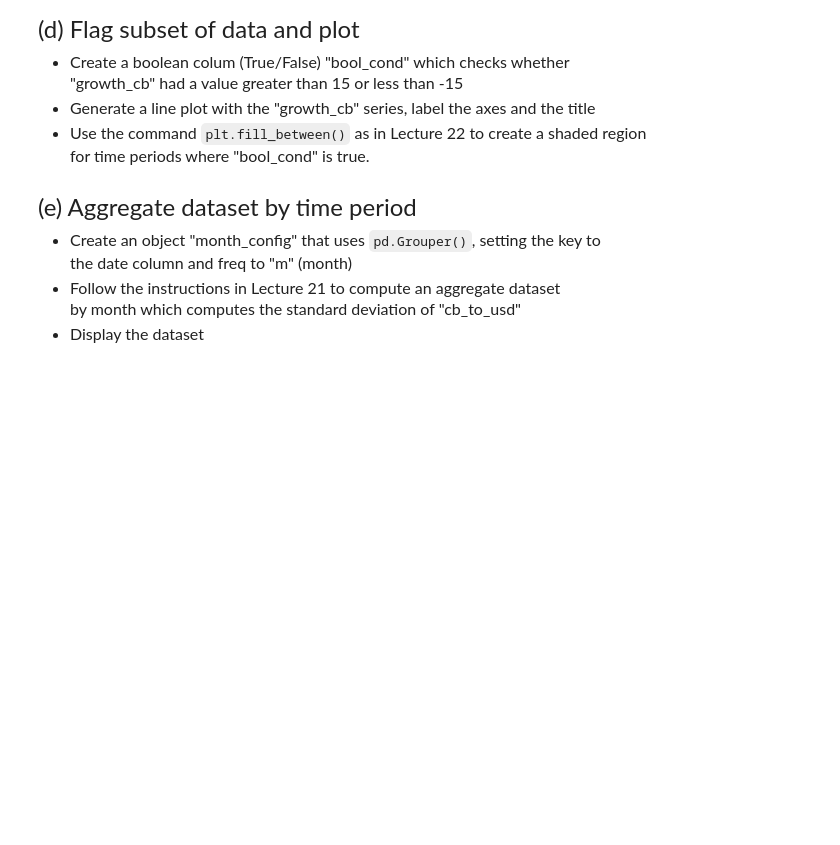
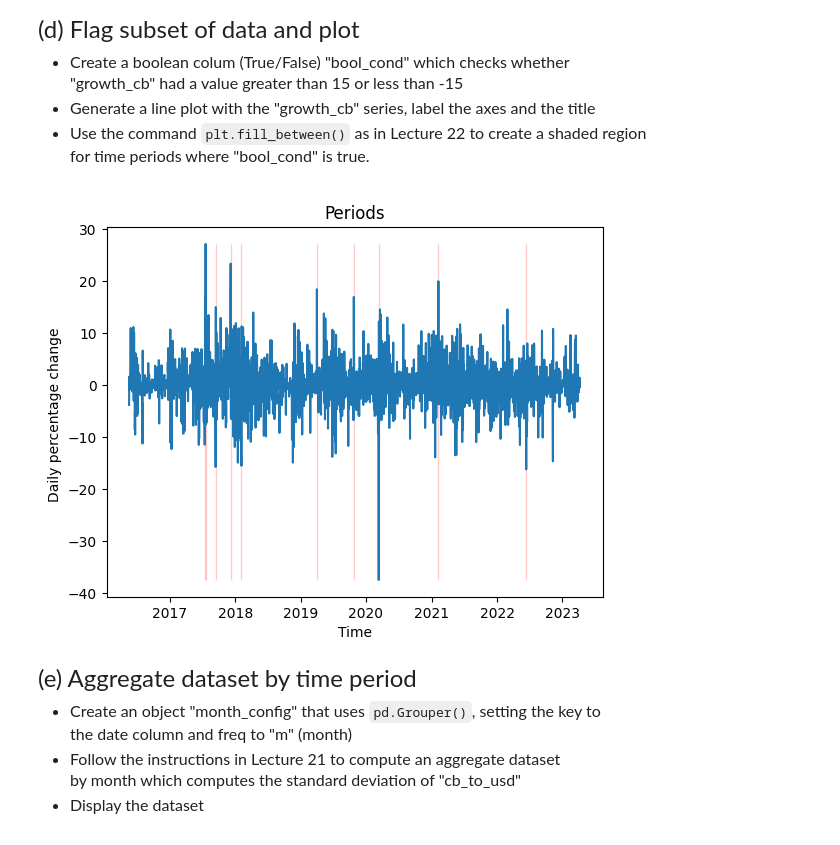
Before and after one commit to GarryZhu1/emoryqtm151, a Jupyter notebook: Quiz 5 - Section 4/Quiz 5 - Section 4.ipynb, the cells around one changed output. Saved outputs shown, nothing was run; the diff lists cells and outputs as text; code cells hidden in the pictures; blank space fills up the shorter version.

```diff
--- a/Quiz 5 - Section 4/Quiz 5 - Section 4.ipynb
+++ b/Quiz 5 - Section 4/Quiz 5 - Section 4.ipynb
@@ -93,3 +98,9 @@
+# %%
+# Write your own code
+
+dataset["growth_cb1"] = dataset["cb_to_usd"].diff()
+dataset["growth_cb2"]    = dataset["cb_to_usd"].shift(1)
+dataset["growth_cb"] = dataset["growth_cb1"]* 100/dataset["growth_cb2"]
 # %% [markdown]
 <font size = "5">
 
@@ -107,3 +116,22 @@ for time periods where "bool_cond" is true.
+# %%
+# Write your own code
+dataset["bool_cond"] = (dataset["growth_cb"]>15)|(dataset["growth_cb"]<-15)
+
+plt.plot("date", "growth_cb", data = dataset)
+plt.xlabel("Time")
+plt.ylabel("Daily percentage change ")
+plt.title("Periods")
+
+vec_y = dataset["growth_cb"]
+plt.fill_between(x= dataset["date"],
+                 y1 = vec_y.min(),
+                 y2 = vec_y.max(),
+                 where = dataset["bool_cond"],
+                 alpha = 0.2,color = "red")
+
+plt.show()
+# %% [output]
+[figure, added]
 # %% [markdown]
 <font size = "5">
 
```
Also changed, not shown: parts of 10 cells of this notebook, 7 other files.
